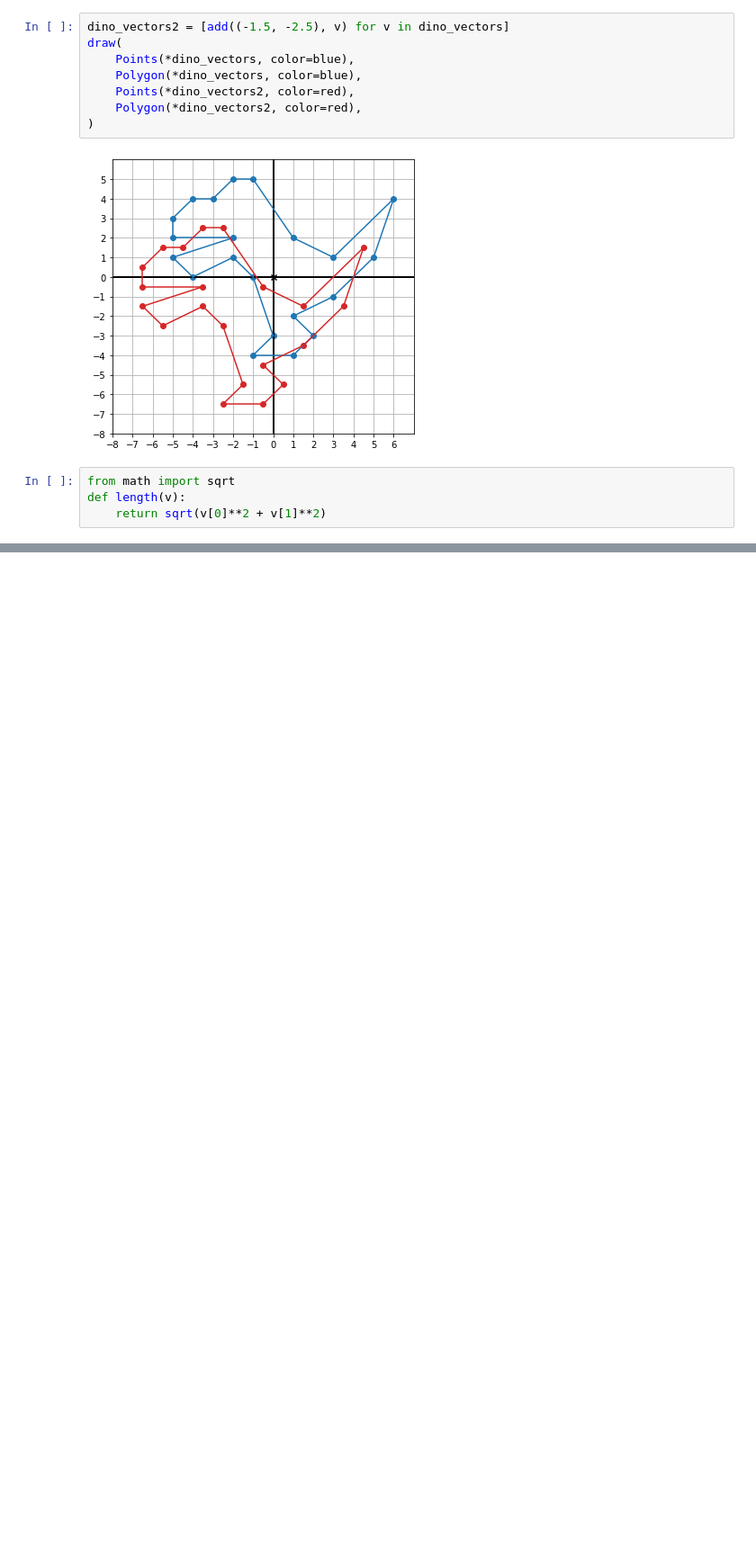
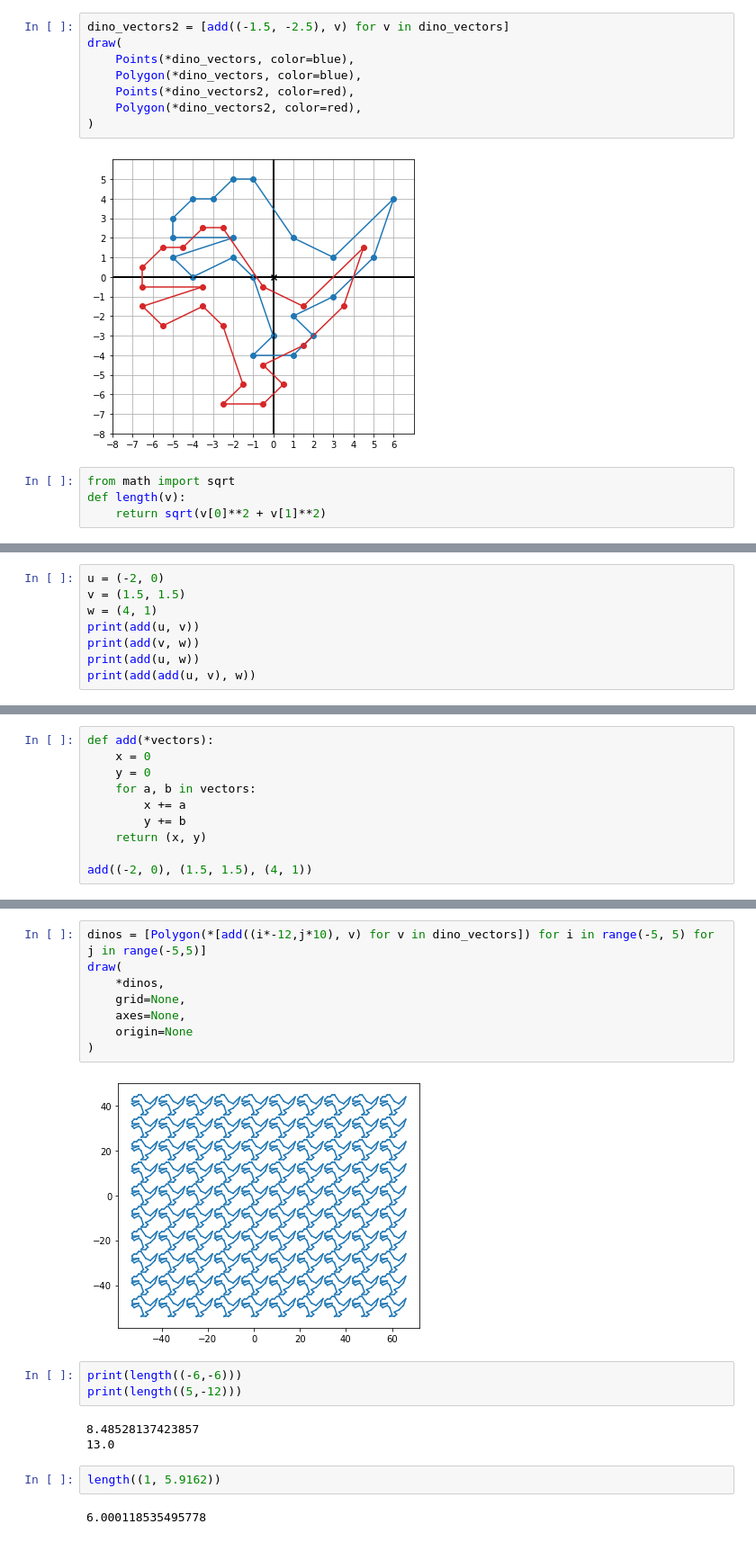
Before and after one commit to jtrezza/math-for-programmers, a Jupyter notebook: ch_02_2D_vectors.ipynb, the cells around one changed output, grey strips where cells are left out. Shown at 90% size. Cells and saved outputs as stored; diff of their text form; blank space fills up the shorter version.

```diff
--- a/ch_02_2D_vectors.ipynb
+++ b/ch_02_2D_vectors.ipynb
@@ -90,0 +99,8 @@ def length(v):
+# %%
+u = (-2, 0)
+v = (1.5, 1.5)
+w = (4, 1)
+print(add(u, v))
+print(add(v, w))
+print(add(u, w))
+print(add(add(u, v), w))
@@ -90,0 +112,10 @@ def length(v):
+# %%
+def add(*vectors):
+    x = 0
+    y = 0
+    for a, b in vectors:
+        x += a
+        y += b
+    return (x, y)
+
+add((-2, 0), (1.5, 1.5), (4, 1))
@@ -90,0 +131,20 @@ def length(v):
+# %%
+dinos = [Polygon(*[add((i*-12,j*10), v) for v in dino_vectors]) for i in range(-5, 5) for j in range(-5,5)]
+draw(
+    *dinos,
+    grid=None,
+    axes=None,
+    origin=None
+)
+# %% [output]
+[figure, added]
+# %%
+print(length((-6,-6)))
+print(length((5,-12)))
+# %% [output]
+8.48528137423857
+13.0
+# %%
+length((1, 5.9162))
+# %% [output]
+6.000118535495778
```
Also changed, not shown: parts of 12 cells of this notebook, 1 other file.
